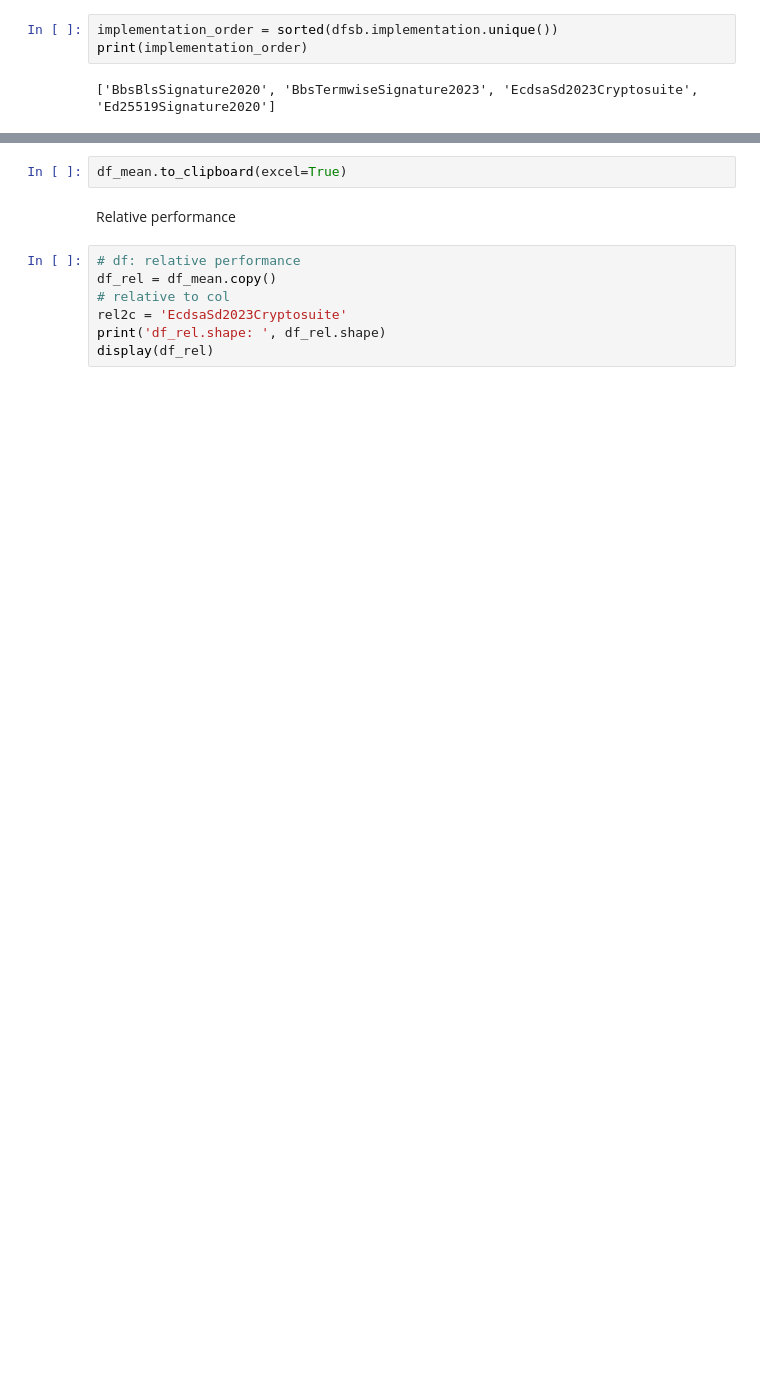
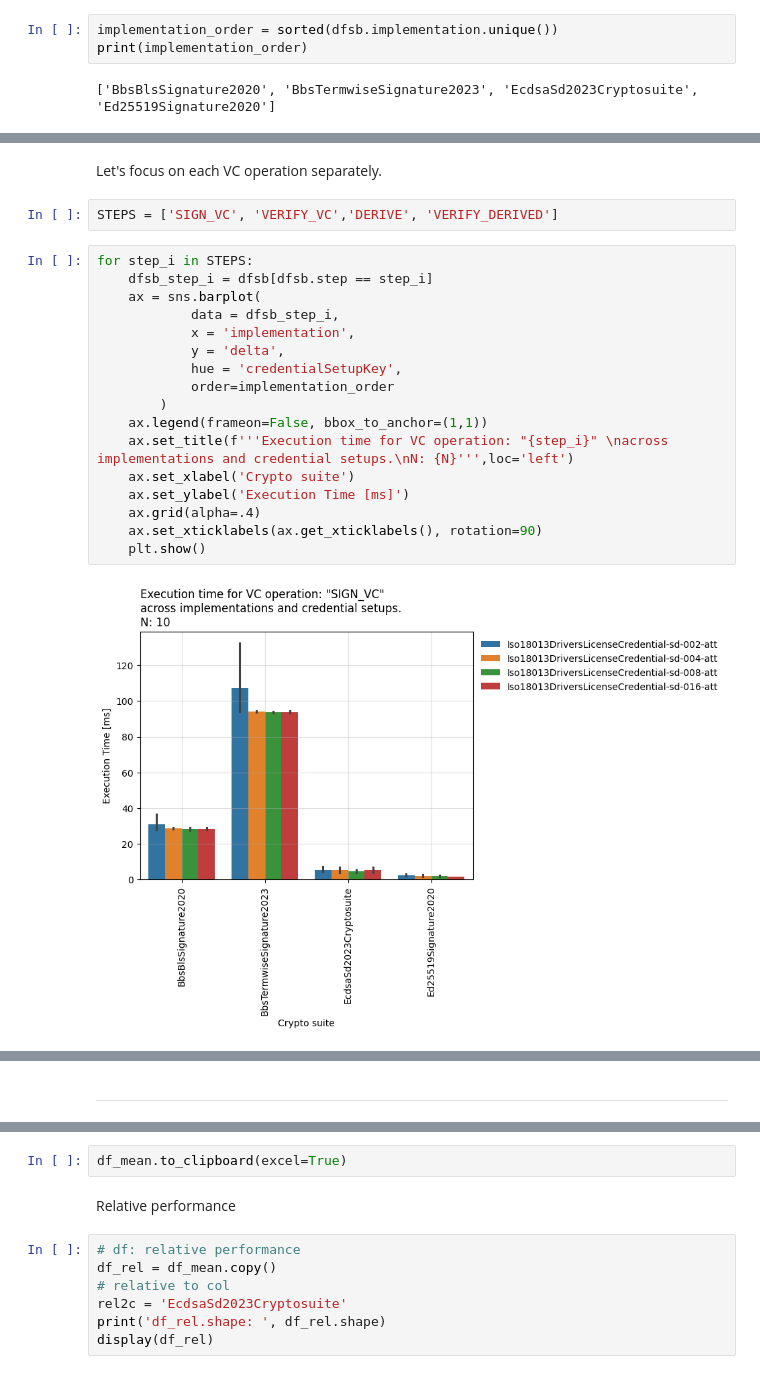
Before and after one commit to SolidLabResearch/vc-benchmark, a Jupyter notebook: data-analysis-v2-0-0.ipynb, the cells around one changed output, grey strips where cells are left out. Saved outputs shown, nothing was run; the diff lists cells and outputs as text; blank space fills up the shorter version.

```diff
--- a/data-analysis-v2-0-0.ipynb
+++ b/data-analysis-v2-0-0.ipynb
@@ -231,0 +243,23 @@ plt.show()
+# %% [markdown]
+Let's focus on each VC operation separately.
+# %%
+STEPS = ['SIGN_VC', 'VERIFY_VC','DERIVE', 'VERIFY_DERIVED']
+# %%
+for step_i in STEPS:
+    dfsb_step_i = dfsb[dfsb.step == step_i]
+    ax = sns.barplot(
+            data = dfsb_step_i,
+            x = 'implementation',
+            y = 'delta',
+            hue = 'credentialSetupKey',
+            order=implementation_order
+        )
+    ax.legend(frameon=False, bbox_to_anchor=(1,1))
+    ax.set_title(f'''Execution time for VC operation: "{step_i}" \nacross implementations and credential setups.\nN: {N}''',loc='left')
+    ax.set_xlabel('Crypto suite')
+    ax.set_ylabel('Execution Time [ms]')
+    ax.grid(alpha=.4)
+    ax.set_xticklabels(ax.get_xticklabels(), rotation=90)
+    plt.show()
+# %% [output]
+[figure, added]
@@ -231,0 +269,2 @@ plt.show()
+# %% [markdown]
+---
```
Also changed, not shown: parts of 23 cells of this notebook.
